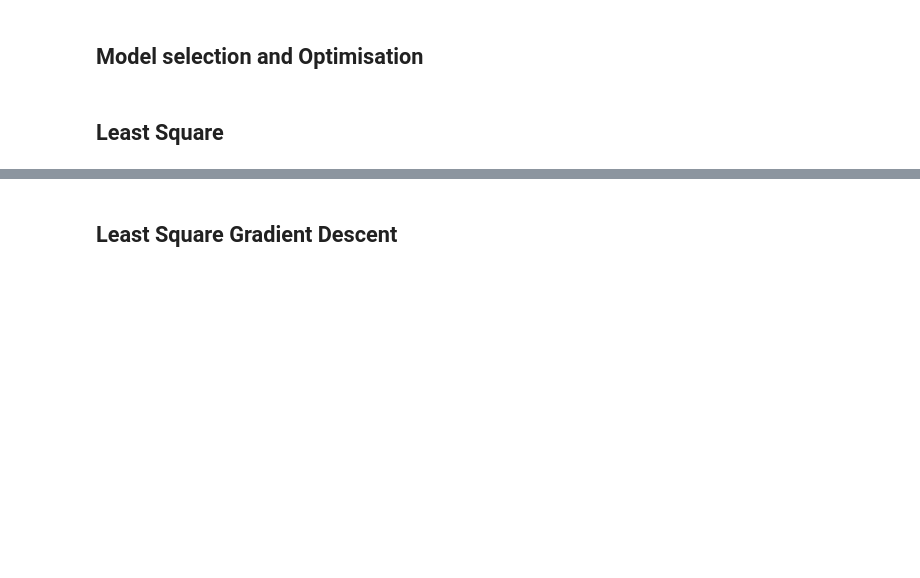
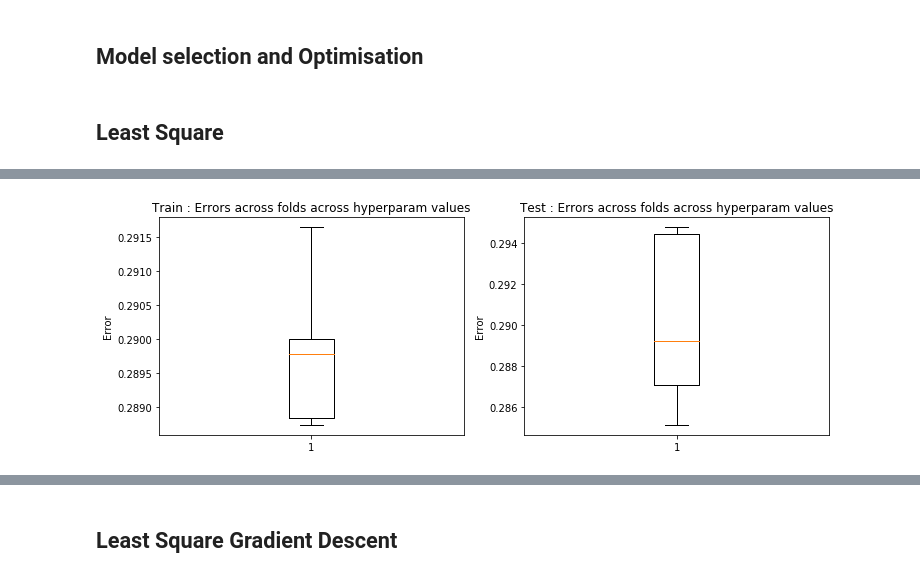
Before and after one commit to alicebizeul/MLProject1, a Jupyter notebook: scripts/project1.ipynb, the cells around one changed output, grey strips where cells are left out. Cells and saved outputs as stored; diff of their text form; code cells hidden in the pictures; blank space fills up the shorter version.

```diff
--- a/scripts/project1.ipynb
+++ b/scripts/project1.ipynb
@@ -367,0 +370,3 @@ print('Percentage of correct classification on train set : {}'.format(loss_ls))
+# %%
+# Using Classifidation error without equal class
+loss_tr, loss_te, w = cross_validation_demo(ss_y, ss_tX, degree = 1, seed = 5, k_fold = 5, class_distribution = False, error = 'classification',method = 'ls')
@@ -367,0 +391,4 @@ print('Percentage of correct classification on train set : {}'.format(loss_ls))
+# %%
+result_crossval(loss_tr,loss_te)
+# %% [output]
+[figure, added]
```
Also changed, not shown: parts of 35 cells of this notebook, 1 other file.
